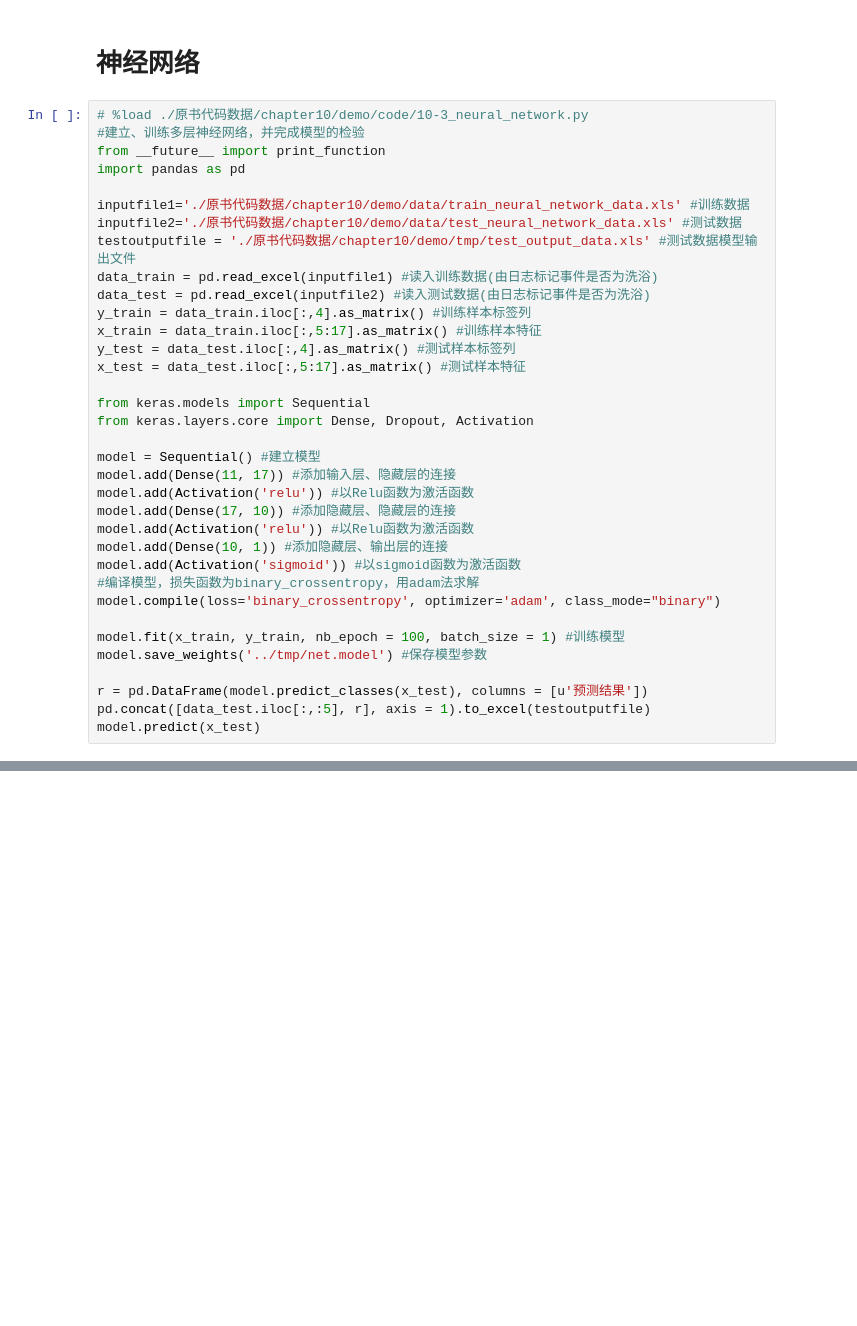
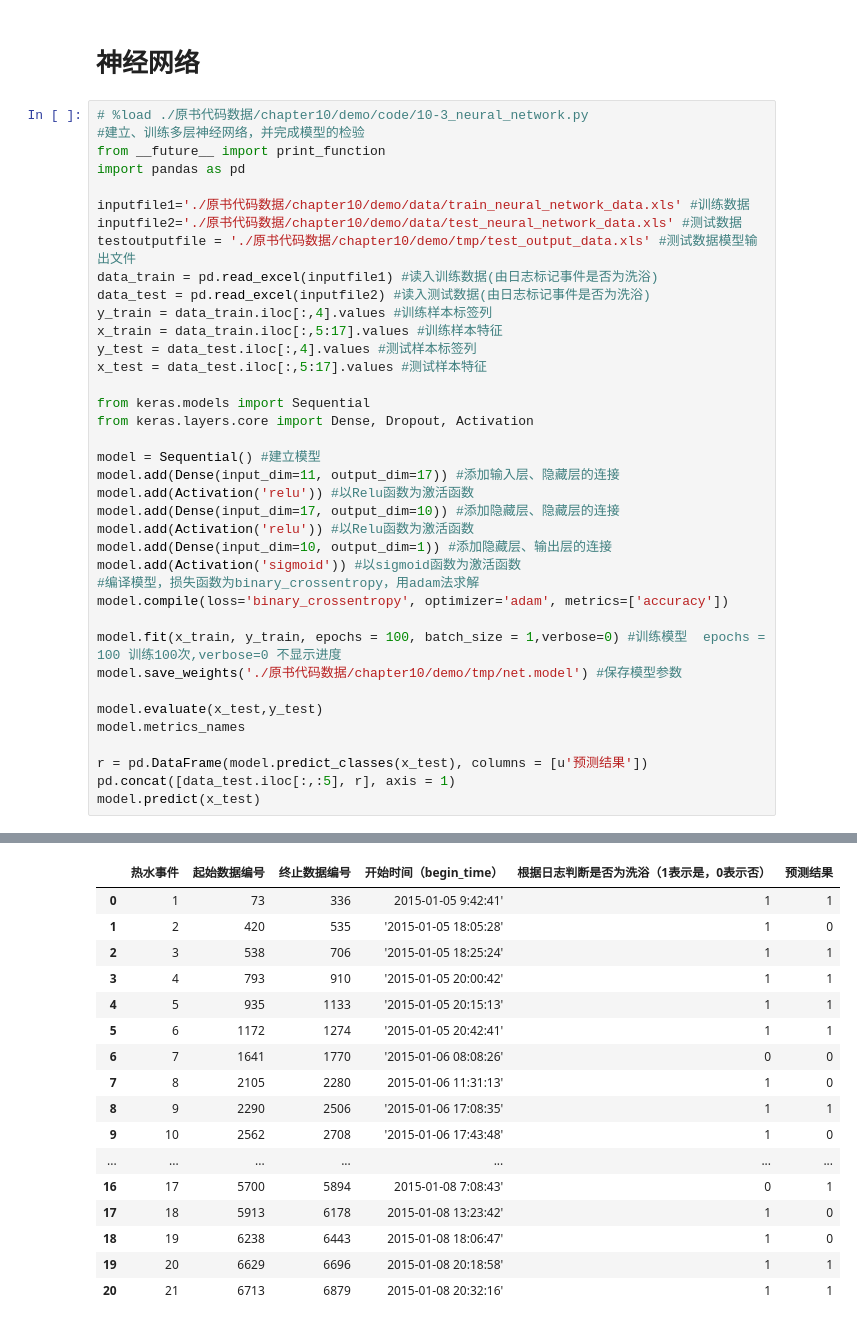
Before and after one commit to longfengpili/Python-Practice-of-Data-Analysis-and-Mining, a Jupyter notebook: chapter10家用电器用户行为分析与事件识别.ipynb, the cells around one changed output, grey strips where cells are left out. Saved outputs shown, nothing was run; the diff lists cells and outputs as text; blank space fills up the shorter version.

Commit message:
chapter10

```diff
--- a/chapter10家用电器用户行为分析与事件识别.ipynb
+++ b/chapter10家用电器用户行为分析与事件识别.ipynb
@@ -191,28 +191,31 @@ inputfile2='./原书代码数据/chapter10/demo/data/test_neural_network_data.xl
 testoutputfile = './原书代码数据/chapter10/demo/tmp/test_output_data.xls' #测试数据模型输出文件
 data_train = pd.read_excel(inputfile1) #读入训练数据(由日志标记事件是否为洗浴)
 data_test = pd.read_excel(inputfile2) #读入测试数据(由日志标记事件是否为洗浴)
-y_train = data_train.iloc[:,4].as_matrix() #训练样本标签列
-x_train = data_train.iloc[:,5:17].as_matrix() #训练样本特征
-y_test = data_test.iloc[:,4].as_matrix() #测试样本标签列
-x_test = data_test.iloc[:,5:17].as_matrix() #测试样本特征
+y_train = data_train.iloc[:,4].values #训练样本标签列
+x_train = data_train.iloc[:,5:17].values #训练样本特征
+y_test = data_test.iloc[:,4].values #测试样本标签列
+x_test = data_test.iloc[:,5:17].values #测试样本特征
 
 from keras.models import Sequential
 from keras.layers.core import Dense, Dropout, Activation
 
 model = Sequential() #建立模型
-model.add(Dense(11, 17)) #添加输入层、隐藏层的连接
+model.add(Dense(input_dim=11, output_dim=17)) #添加输入层、隐藏层的连接
 model.add(Activation('relu')) #以Relu函数为激活函数
-model.add(Dense(17, 10)) #添加隐藏层、隐藏层的连接
+model.add(Dense(input_dim=17, output_dim=10)) #添加隐藏层、隐藏层的连接
 model.add(Activation('relu')) #以Relu函数为激活函数
-model.add(Dense(10, 1)) #添加隐藏层、输出层的连接
+model.add(Dense(input_dim=10, output_dim=1)) #添加隐藏层、输出层的连接
 model.add(Activation('sigmoid')) #以sigmoid函数为激活函数
 #编译模型，损失函数为binary_crossentropy，用adam法求解
-model.compile(loss='binary_crossentropy', optimizer='adam', class_mode="binary")
+model.compile(loss='binary_crossentropy', optimizer='adam', metrics=['accuracy'])
 
-model.fit(x_train, y_train, nb_epoch = 100, batch_size = 1) #训练模型
-model.save_weights('../tmp/net.model') #保存模型参数
+model.fit(x_train, y_train, epochs = 100, batch_size = 1,verbose=0) #训练模型  epochs = 100 训练100次,verbose=0 不显示进度
+model.save_weights('./原书代码数据/chapter10/demo/tmp/net.model') #保存模型参数
+
+model.evaluate(x_test,y_test)
+model.metrics_names
 
 r = pd.DataFrame(model.predict_classes(x_test), columns = [u'预测结果'])
-pd.concat([data_test.iloc[:,:5], r], axis = 1).to_excel(testoutputfile)
+pd.concat([data_test.iloc[:,:5], r], axis = 1)
 model.predict(x_test)
 # %% [output]
@@ -223,0 +226,17 @@ ImportError: Traceback (most recent call last):
+|  | 热水事件 | 起始数据编号 | 终止数据编号 | 开始时间（begin_time） | 根据日志判断是否为洗浴（1表示是，0表示否） | 预测结果 |
+| 0 | 1 | 73 | 336 | 2015-01-05 9:42:41' | 1 | 1 |
+| 1 | 2 | 420 | 535 | '2015-01-05 18:05:28' | 1 | 0 |
+| 2 | 3 | 538 | 706 | '2015-01-05 18:25:24' | 1 | 1 |
+| 3 | 4 | 793 | 910 | '2015-01-05 20:00:42' | 1 | 1 |
+| 4 | 5 | 935 | 1133 | '2015-01-05 20:15:13' | 1 | 1 |
+| 5 | 6 | 1172 | 1274 | '2015-01-05 20:42:41' | 1 | 1 |
+| 6 | 7 | 1641 | 1770 | '2015-01-06 08:08:26' | 0 | 0 |
+| 7 | 8 | 2105 | 2280 | 2015-01-06 11:31:13' | 1 | 0 |
+| 8 | 9 | 2290 | 2506 | '2015-01-06 17:08:35' | 1 | 1 |
+| 9 | 10 | 2562 | 2708 | '2015-01-06 17:43:48' | 1 | 0 |
+| ... | ... | ... | ... | ... | ... | ... |
+| 16 | 17 | 5700 | 5894 | 2015-01-08 7:08:43' | 0 | 1 |
+| 17 | 18 | 5913 | 6178 | 2015-01-08 13:23:42' | 1 | 0 |
+| 18 | 19 | 6238 | 6443 | 2015-01-08 18:06:47' | 1 | 0 |
+| 19 | 20 | 6629 | 6696 | 2015-01-08 20:18:58' | 1 | 1 |
+| 20 | 21 | 6713 | 6879 | 2015-01-08 20:32:16' | 1 | 1 |
```
Also changed, not shown: parts of 1 cell of this notebook, 1 other file.
